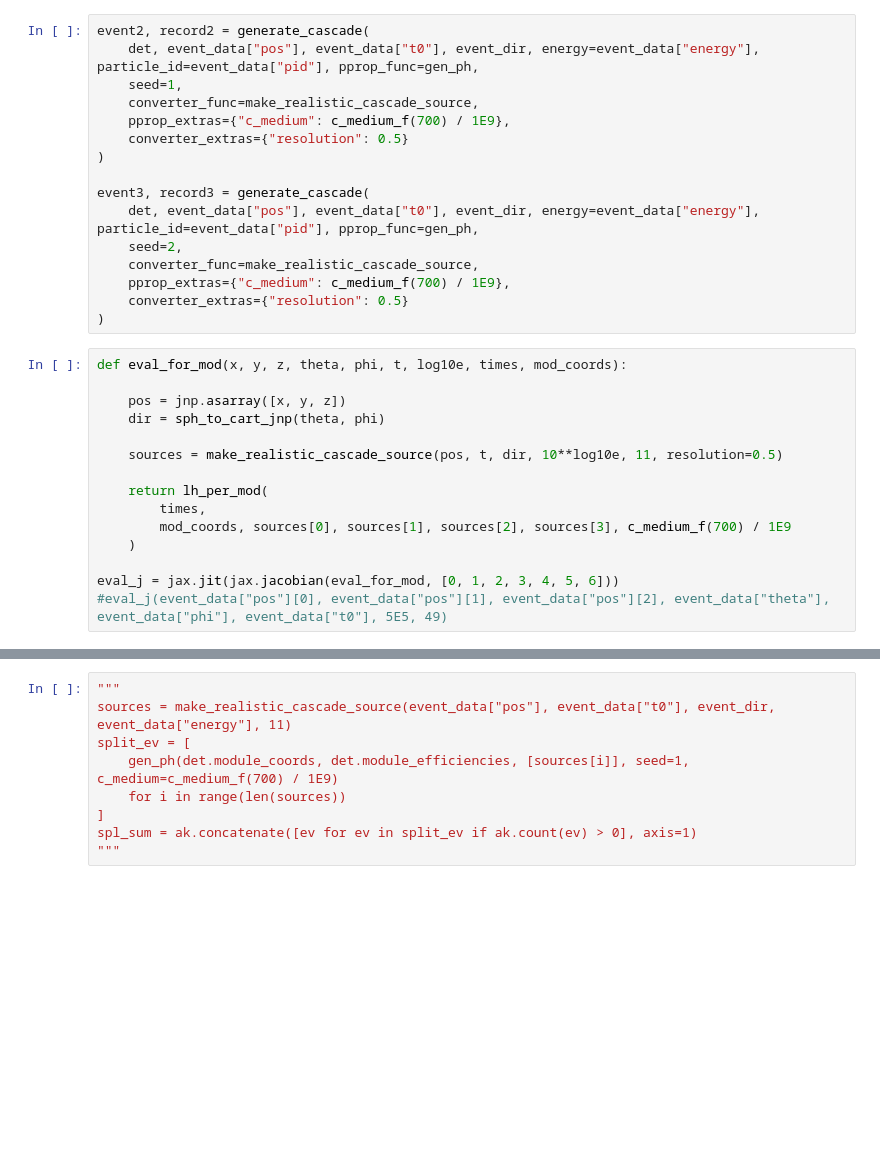
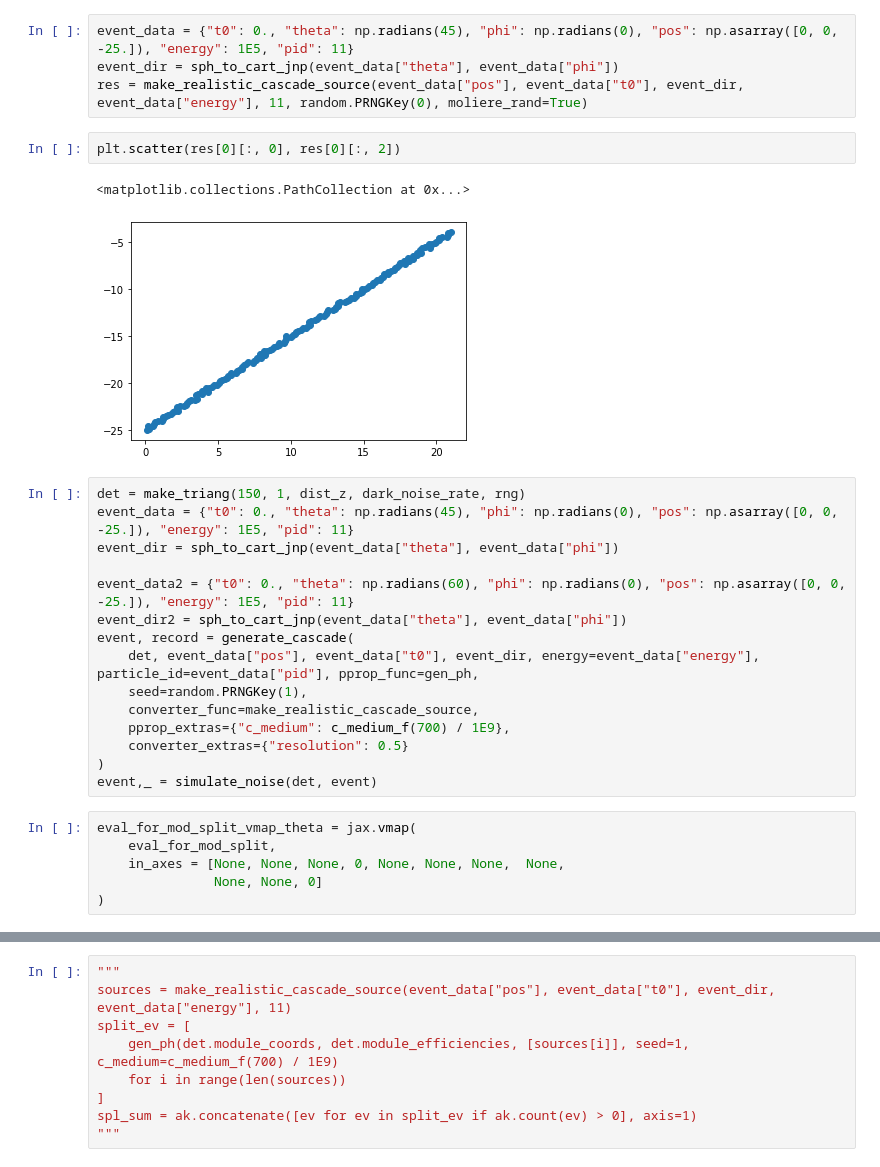
Before and after one commit to pone-software/hyperion, a Jupyter notebook: realistic_cascades.ipynb, the cells around one changed output, grey strips where cells are left out. Cells and saved outputs as stored; diff of their text form; blank space fills up the shorter version.

```diff
--- a/realistic_cascades.ipynb
+++ b/realistic_cascades.ipynb
@@ -99,31 +130,30 @@ event_dir = sph_to_cart_jnp(event_data["theta"], event_data["phi"])
-# %%
-event2, record2 = generate_cascade(
-    det, event_data["pos"], event_data["t0"], event_dir, energy=event_data["energy"], particle_id=event_data["pid"], pprop_func=gen_ph,
-    seed=1,
-    converter_func=make_realistic_cascade_source,
-    pprop_extras={"c_medium": c_medium_f(700) / 1E9},
-    converter_extras={"resolution": 0.5}
-)
-
-event3, record3 = generate_cascade(
-    det, event_data["pos"], event_data["t0"], event_dir, energy=event_data["energy"], particle_id=event_data["pid"], pprop_func=gen_ph,
-    seed=2,
-    converter_func=make_realistic_cascade_source,
-    pprop_extras={"c_medium": c_medium_f(700) / 1E9},
-    converter_extras={"resolution": 0.5}
-)
-# %%
-def eval_for_mod(x, y, z, theta, phi, t, log10e, times, mod_coords):
-
-    pos = jnp.asarray([x, y, z])
-    dir = sph_to_cart_jnp(theta, phi)
-
-    sources = make_realistic_cascade_source(pos, t, dir, 10**log10e, 11, resolution=0.5)
-
-    return lh_per_mod(
-        times,
-        mod_coords, sources[0], sources[1], sources[2], sources[3], c_medium_f(700) / 1E9
-    )
-
-eval_j = jax.jit(jax.jacobian(eval_for_mod, [0, 1, 2, 3, 4, 5, 6]))
-#eval_j(event_data["pos"][0], event_data["pos"][1], event_data["pos"][2], event_data["theta"], event_data["phi"], event_data["t0"], 5E5, 49)
+# %%
+event_data = {"t0": 0., "theta": np.radians(45), "phi": np.radians(0), "pos": np.asarray([0, 0, -25.]), "energy": 1E5, "pid": 11}
+event_dir = sph_to_cart_jnp(event_data["theta"], event_data["phi"])
+res = make_realistic_cascade_source(event_data["pos"], event_data["t0"], event_dir, event_data["energy"], 11, random.PRNGKey(0), moliere_rand=True)
+# %%
+plt.scatter(res[0][:, 0], res[0][:, 2])
+# %% [output]
+<matplotlib.collections.PathCollection at 0x...>
+[figure, added]
+# %%
+det = make_triang(150, 1, dist_z, dark_noise_rate, rng)
+event_data = {"t0": 0., "theta": np.radians(45), "phi": np.radians(0), "pos": np.asarray([0, 0, -25.]), "energy": 1E5, "pid": 11}
+event_dir = sph_to_cart_jnp(event_data["theta"], event_data["phi"])
+
+event_data2 = {"t0": 0., "theta": np.radians(60), "phi": np.radians(0), "pos": np.asarray([0, 0, -25.]), "energy": 1E5, "pid": 11}
+event_dir2 = sph_to_cart_jnp(event_data["theta"], event_data["phi"])
+event, record = generate_cascade(
+    det, event_data["pos"], event_data["t0"], event_dir, energy=event_data["energy"], particle_id=event_data["pid"], pprop_func=gen_ph,
+    seed=random.PRNGKey(1),
+    converter_func=make_realistic_cascade_source,
+    pprop_extras={"c_medium": c_medium_f(700) / 1E9},
+    converter_extras={"resolution": 0.5}
+)
+event,_ = simulate_noise(det, event)
+# %%
+eval_for_mod_split_vmap_theta = jax.vmap(
+    eval_for_mod_split,
+    in_axes = [None, None, None, 0, None, None, None,  None,
+               None, None, 0]
+)
```
Also changed, not shown: parts of 25 cells of this notebook, 3 other files.
